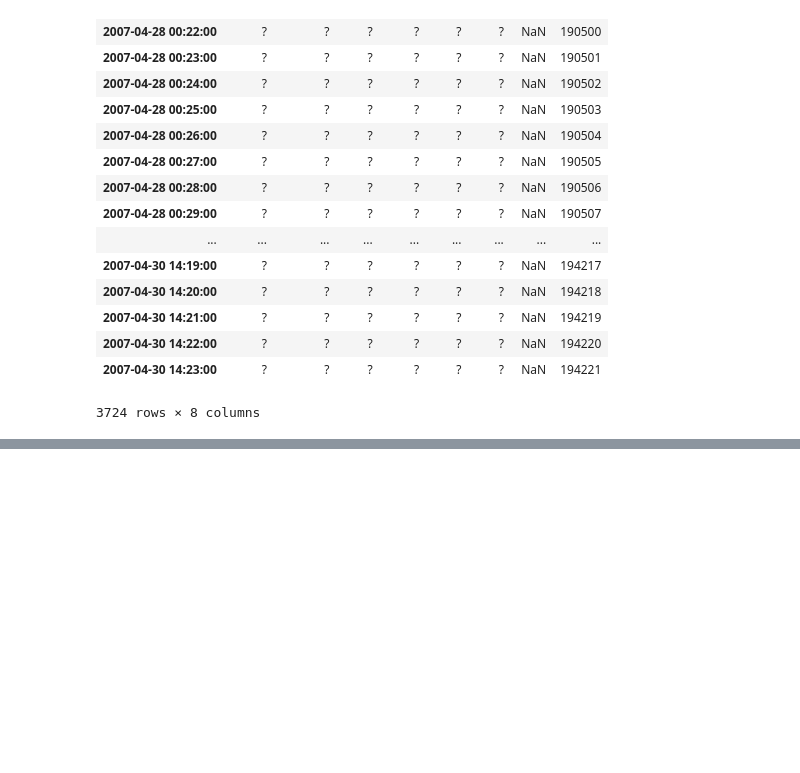
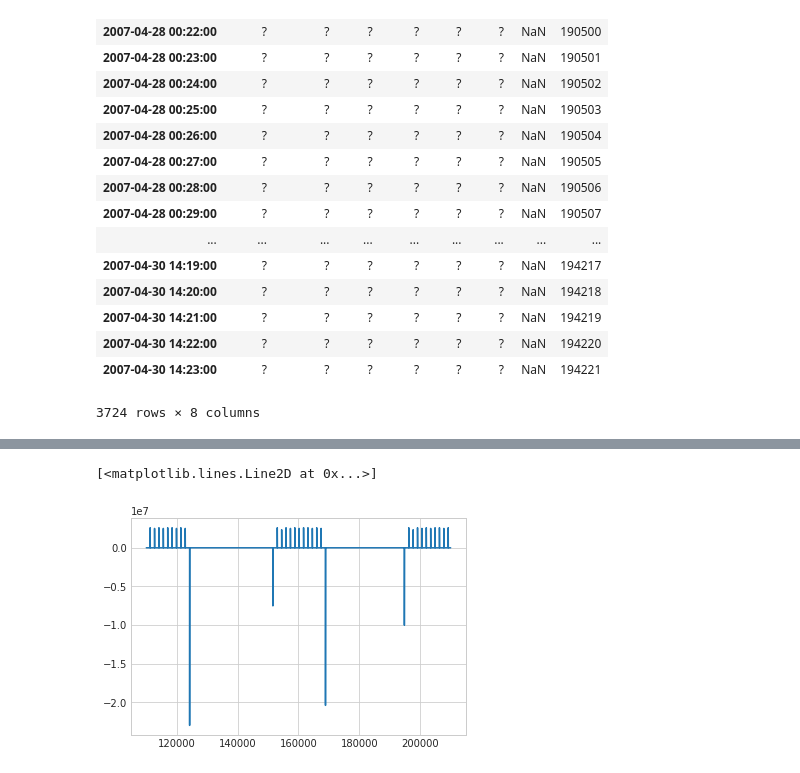
Before and after one commit to dsjstc/EnergyPrj, a Jupyter notebook: EnergyData.ipynb, the cells around one changed output, grey strips where cells are left out. Cells and saved outputs as stored; diff of their text form; code cells hidden in the pictures; blank space fills up the shorter version.

Commit message:
Experimenting with the dtime index

```diff
--- a/EnergyData.ipynb
+++ b/EnergyData.ipynb
@@ -31,8 +33,8 @@ if not os.path.isfile(dataname + '.txt'):
     zip_ref.close()
 # %%
 # Import into dataframe
-csv_labels = ['Date','Time','Global_active_power','Global_reactive_power','Voltage','Global_intensity','Sub_metering_1','Sub_metering_2','Sub_metering_3'];
-namelist = ['date','time','active','reactive','volts','amps','sub1','sub2','sub3'];
+csv_labels = ['Date','Time','Global_active_power','Global_reactive_power','Voltage','Global_intensity','Sub_metering_1','Sub_metering_2','Sub_metering_3']
+namelist = ['date','time','active','reactive','volts','amps','sub1','sub2','sub3']
 
 df = pd.read_csv(dataname + '.txt'
                 ,delimiter=';'
@@ -41,12 +43,13 @@ df = pd.read_csv(dataname + '.txt'
                 ,header=0
                 ,names=namelist
                 ,parse_dates=[['date', 'time']]
+                ,dayfirst=False
                 #,index_col='date_time'
-                );
+                )
 
 # Record the file line number of the row, and reindex on new datetime
 df['rowno'] = df.index + 2 + nskiprows
 df.set_index('date_time',inplace=True,drop=True)
-df.index.rename('dtime',inplace=True);
+df.index.rename('dtime',inplace=True)
 # %%
 # Show rows with nulls
@@ -94,0 +83,5 @@ dfnulls
+# %%
+# How strict is the index, ie. what is the time difference between consecutive elements?
+from collections import Counter
+deltas = [d for d in map(lambda a: a[1] - a[0], zip(df.index, df.index[1:]))]
+Counter(deltas)
@@ -94,0 +97,12 @@ dfnulls
+# %%
+# Data looks like most samples are every minute
+# Can we visualize where are these jumps in time?
+import matplotlib.pyplot as plt
+plt.style.use('seaborn-whitegrid')
+
+fig = plt.figure()
+ax = plt.axes()
+ax.plot(df['rowno'][:-1], [d.total_seconds() for d in deltas])
+# %% [output]
+[<matplotlib.lines.Line2D at 0x...>]
+[figure, added]
```
Also changed, not shown: parts of 10 cells of this notebook.
